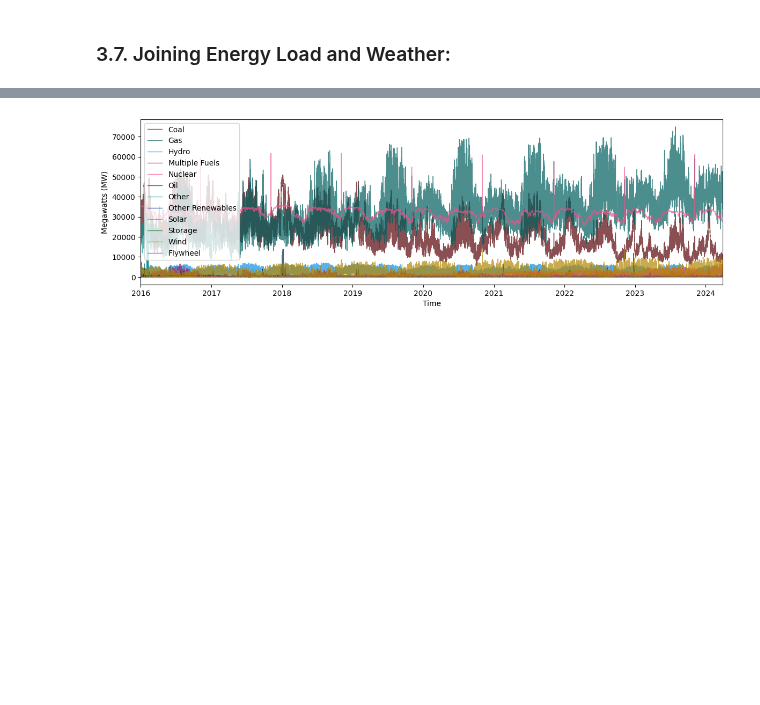
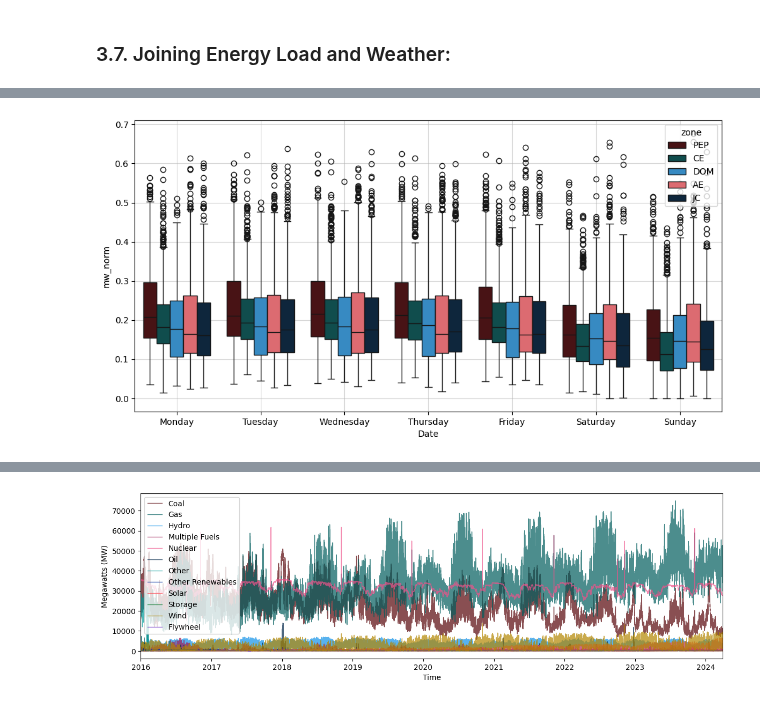
Before and after one commit to chill0121/Energy_Grid_Forecasting, a Jupyter notebook: Energy_Forecasting.ipynb, the cells around one changed output, grey strips where cells are left out. Cells and saved outputs as stored; diff of their text form; code cells hidden in the pictures; blank space fills up the shorter version.

Commit message:
Began EDA
Day and month boxplots.

```diff
--- a/Energy_Forecasting.ipynb
+++ b/Energy_Forecasting.ipynb
@@ -777,0 +794,26 @@ plot_daterange('01/07/2024', '01/22/2024', 'CE')
+# %%
+load_day_df = load_zone_df.copy(deep = True)
+load_day_df['Date'] = pd.to_datetime(load_day_df['Date'].dt.date)
+load_day_df = load_day_df.groupby(['Date', 'zone'], as_index = False).sum()
+
+load_day_df['mw_norm'] = float
+for zone in zones:
+    mask = load_day_df['zone'] == zone
+    temp_df = load_day_df.loc[mask]
+    min_mw = temp_df['mw'].min()
+    max_mw = temp_df['mw'].max()
+    load_day_df.loc[mask, 'mw_norm'] = (temp_df['mw'] - min_mw) / max_mw
+
+palette = ['#570408', '#005d5d', '#1192e8', '#fa4d56', '#012749']
+order = ['Monday', 'Tuesday', 'Wednesday', 'Thursday', 'Friday', 'Saturday', 'Sunday']
+plt.subplots(figsize = (12, 6))
+sns.boxplot(load_day_df,
+                x = (load_day_df['Date'].dt.day_name()),
+                y = load_day_df['mw_norm'],
+                hue = 'zone',
+                order = order,
+                palette = sns.color_palette(palette, 5),
+                saturation = 0.65)
+plt.grid(alpha = 0.5)
+# %% [output]
+[figure, added]
```
Also changed, not shown: parts of 9 cells of this notebook, 1 other file.
